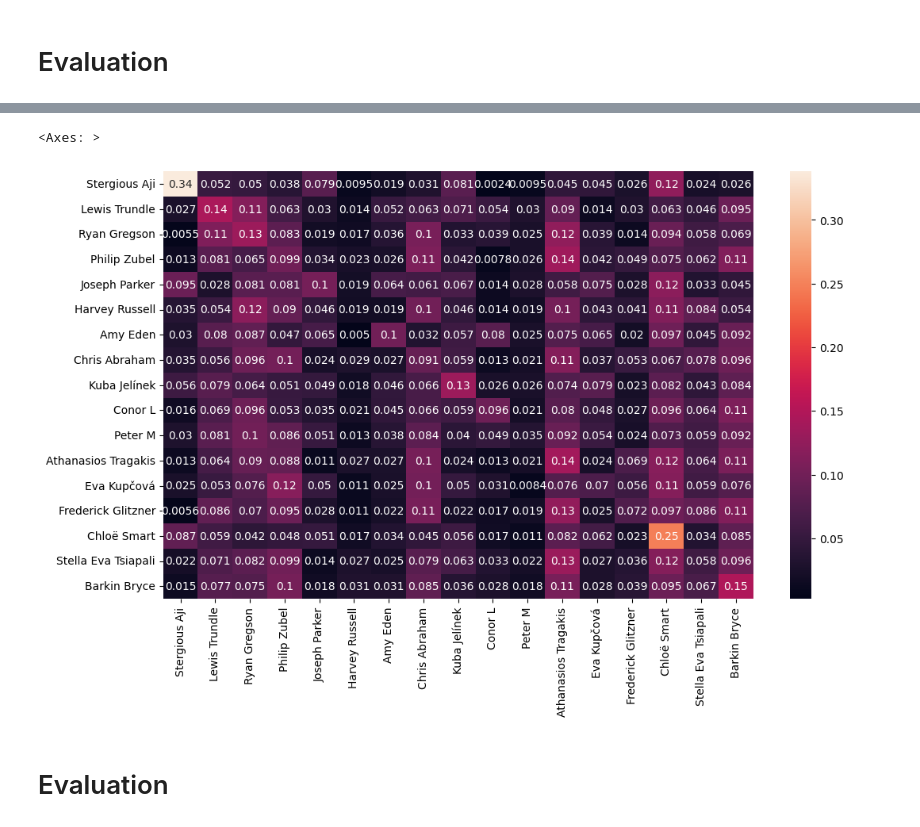
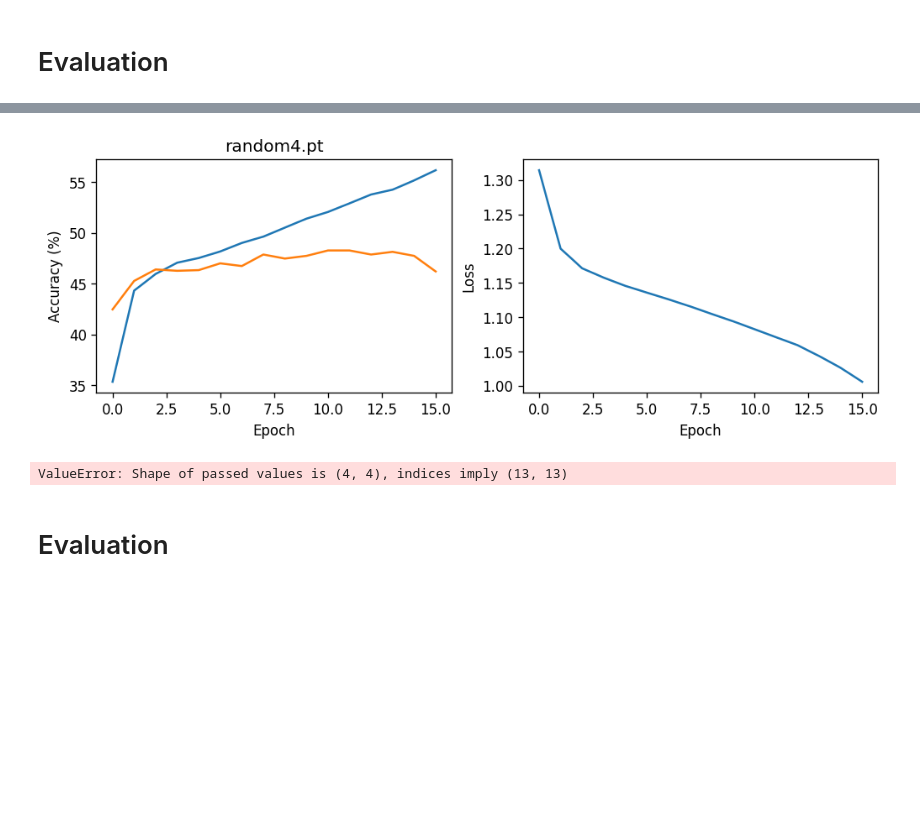
Before and after one commit to StergiousAji/mmFace-3D-Face-Recognition-using-RGB-and-mmWave-Radar, a Jupyter notebook: src/3DFR_Net/mmFace/mmFace.ipynb, the cells around one changed output, grey strips where cells are left out. Saved outputs shown, nothing was run; the diff lists cells and outputs as text; code cells hidden in the pictures; blank space fills up the shorter version.

```diff
--- a/src/3DFR_Net/mmFace/mmFace.ipynb
+++ b/src/3DFR_Net/mmFace/mmFace.ipynb
@@ -149,11 +160,11 @@ True
 # %%
 # from cnn import MMFace_Padding, MMFace
 
-num_epochs = 80
+num_epochs = 16
 learning_rate = 0.01
 
 # model = ResNet(ResidualBlock, [3, 4, 6, 3], num_classes).to(device)
-model = MMFace(num_classes).to(device)
+model = MMFace(4).to(device)
 
 # model = resnet18(weights=ResNet18_Weights.DEFAULT)
 # model = resnet50()
@@ -164,8 +175,9 @@ model = MMFace(num_classes).to(device)
 criterion = nn.CrossEntropyLoss()
 optimiser = torch.optim.SGD(model.parameters(), lr=learning_rate, weight_decay=0.001, momentum=0.9)
 
-model_name = "mmFace250-no_padding.pt"
+model_name = "random4.pt"
 cur_epoch, loss_history, train_acc, val_acc = load_model(model_name, model, optimiser)
+model = model.to(device)
 # for param in model.parameters():
 #     param.requires_grad = True
 
@@ -355,19 +337,42 @@ print(losses)
+# %%
+import matplotlib.pyplot as plt
+
+losses, train_acc, val_acc = load_history(f"models/{model_name}")
+
+fig, axs = plt.subplots(1, 2, figsize=(10, 3), dpi=120)
+
+axs[0].plot(range(len(train_acc)), train_acc)
+axs[0].plot(range(len(val_acc)), val_acc)
+axs[0].set_xlabel("Epoch")
+axs[0].set_ylabel("Accuracy (%)")
+
+axs[1].plot(range(len(losses)), losses)
+axs[1].set_xlabel("Epoch")
+axs[1].set_ylabel("Loss")
+
+axs[0].set_title(model_name)
+plt.show()
+# %% [output]
+[figure, added]
 # %%
+from sklearn.metrics import confusion_matrix
+import seaborn as sn
+import pandas as pd
 import sys
 sys.path.insert(1, "../../Soli/soli_realsense/")
 from names import anon_names
 
-# subjects = anon_names
-subjects = range(num_classes)
+subjects = anon_names
+# subjects = range(num_classes)
 
 # Build confusion matrix
 cf_matrix = confusion_matrix(y_true, y_pred)
 df_cm = pd.DataFrame(cf_matrix / np.sum(cf_matrix, axis=1)[:, None], index=subjects, columns=subjects)
 plt.figure(figsize = (12,7))
-sn.heatmap(df_cm, annot=True)
+heatmap = sn.heatmap(df_cm, annot=True)
+heatmap.set(xlabel ="Predictions", ylabel = "Actual", title ='Precision Confusion Matrix')
 # %% [output]
-<Axes: >
+ValueError: Shape of passed values is (4, 4), indices imply (13, 13)
-[figure, removed]
 # %% [markdown]
 # Evaluation
 # %%
```
Also changed, not shown: parts of 7 cells of this notebook, 2 other files.
